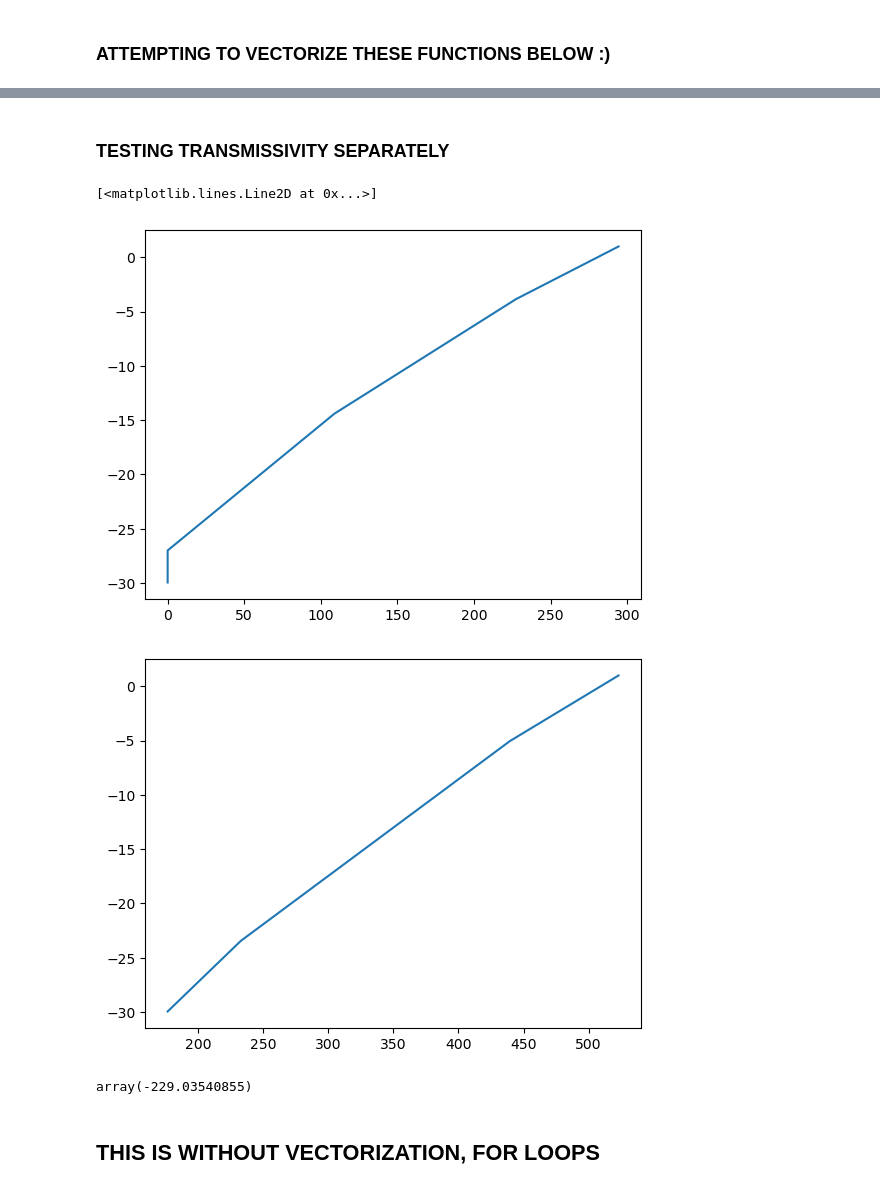
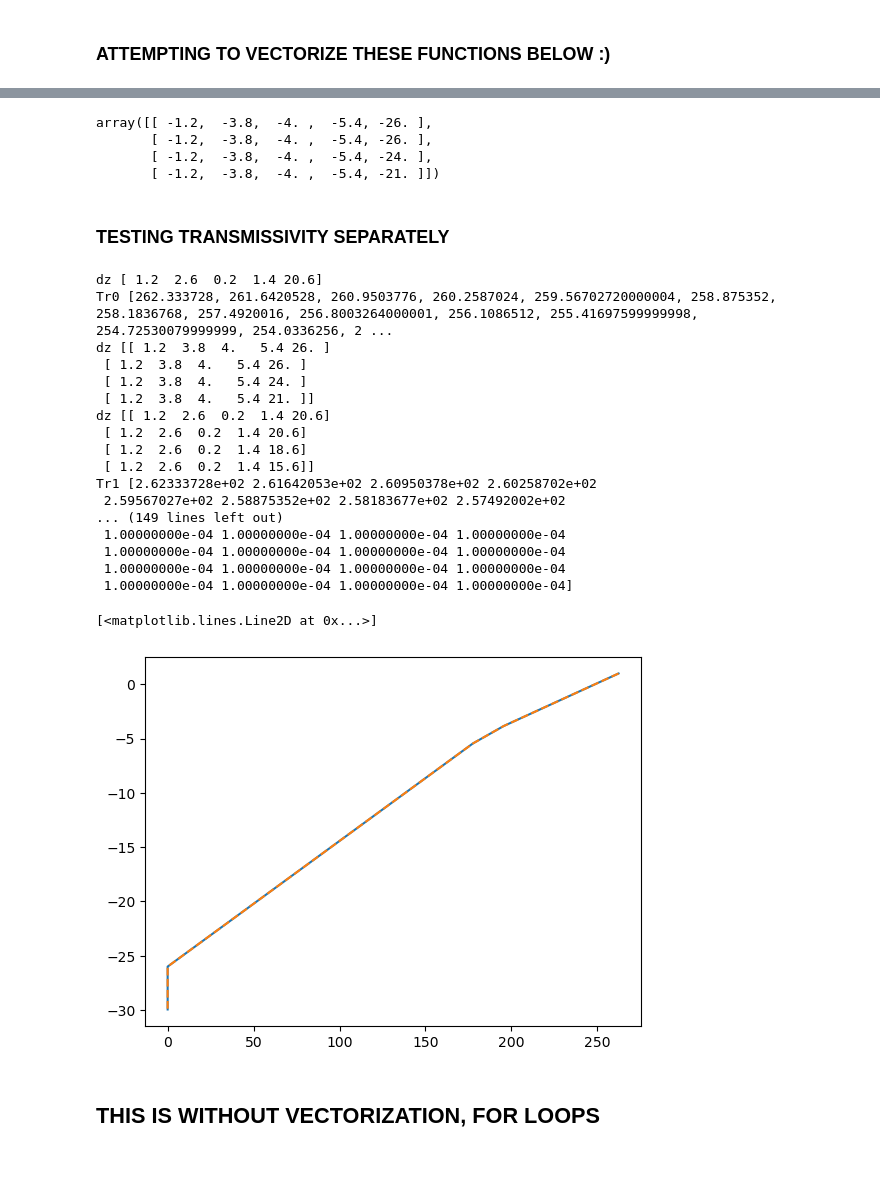
Before and after one commit to jpnousu/SpaFHy_v2.0, a Jupyter notebook: testing_pFs.ipynb, the cells around one changed output, grey strips where cells are left out. Saved outputs shown, nothing was run; the diff lists cells and outputs as text; code cells hidden in the pictures; blank space fills up the shorter version.

```diff
--- a/testing_pFs.ipynb
+++ b/testing_pFs.ipynb
@@ -65,8 +59,8 @@ for key, value in deepp.items():
     max_nlyrs = max(max_nlyrs, nlyrs)
 
 # 2D array size!
-shape = (2, 2)
-deep_id = np.random.randint(1, 4, size=shape)
+shape = (100, 100)
+deep_id = np.random.randint(1, 2, size=shape)
 deep_z = np.random.randint(-30, -20, size=shape)
 gridshape = np.ones(shape=deep_id.shape)
 
@@ -586,34 +750,57 @@ ix[0] [   0    1    2 ... 9997 9998 9999]
+# %%
+deep_zs
+# %% [output]
+array([[ -1.2,  -3.8,  -4. ,  -5.4, -26. ],
+       [ -1.2,  -3.8,  -4. ,  -5.4, -26. ],
+       [ -1.2,  -3.8,  -4. ,  -5.4, -24. ],
+       [ -1.2,  -3.8,  -4. ,  -5.4, -21. ]])
 # %% [markdown]
 ### TESTING TRANSMISSIVITY SEPARATELY
 # %%
 gwl = np.arange(1, -30, -0.05)
+#gwl = np.array([-30])
 z = deep_zs[0]
 dz = abs(z)
 dz[1:] = z[:-1] - z[1:] # profile depths into profile thicknesses
-
+print('dz', dz)
 Tr0 = [transmissivity(dz, deep_ksats[0], g) * 86400. for g in gwl]  # [m2 d-1]
+print('Tr0', Tr0)
 plt.figure(1)
 plt.plot(Tr0, gwl)
 
-gwl = np.arange(1, -30, -0.05).reshape(1, -1)
+#gwl = np.arange(1, -30, -0.05).reshape(1, -1)
 z = deep_zs
 dz = abs(z)
-dz[1:] = z[:-1] - z[1:] # profile depths into profile thicknesses
+print('dz', dz)
+dz = np.hstack((dz[:, :1], np.diff(dz, axis=1)))
+print('dz', dz)
 
-Tr1 = transmissivity_vectorized(dz, deep_ksats, gwl) * 86400
-plt.figure(2)
-plt.plot(Tr1[0], gwl[0])
+Tr1 = np.stack([transmissivity_vectorized(dz, deep_ksats, g) * 86400. for g in gwl]).T
+print('Tr1', Tr1[0])
+plt.plot(Tr1[0], gwl, linestyle='--')
 # %% [output]
-[<matplotlib.lines.Line2D at 0x...>]
+dz [ 1.2  2.6  0.2  1.4 20.6]
+Tr0 [262.333728, 261.6420528, 260.9503776, 260.2587024, 259.56702720000004, 258.875352, 258.1836768, 257.4920016, 256.8003264000001, 256.1086512, 255.41697599999998, 254.72530079999999, 254.0336256, 2 ...
+dz [[ 1.2  3.8  4.   5.4 26. ]
+ [ 1.2  3.8  4.   5.4 26. ]
+ [ 1.2  3.8  4.   5.4 24. ]
+ [ 1.2  3.8  4.   5.4 21. ]]
+dz [[ 1.2  2.6  0.2  1.4 20.6]
+ [ 1.2  2.6  0.2  1.4 20.6]
+ [ 1.2  2.6  0.2  1.4 18.6]
+ [ 1.2  2.6  0.2  1.4 15.6]]
+Tr1 [2.62333728e+02 2.61642053e+02 2.60950378e+02 2.60258702e+02
+ 2.59567027e+02 2.58875352e+02 2.58183677e+02 2.57492002e+02
+... (149 lines left out)
+ 1.00000000e-04 1.00000000e-04 1.00000000e-04 1.00000000e-04
+ 1.00000000e-04 1.00000000e-04 1.00000000e-04 1.00000000e-04
+ 1.00000000e-04 1.00000000e-04 1.00000000e-04 1.00000000e-04
+ 1.00000000e-04 1.00000000e-04 1.00000000e-04 1.00000000e-04]
+[<matplotlib.lines.Line2D at 0x...>]
-[figure, old version]
+[figure, new version]
-[figure, removed]
 # %%
 ifs = gwl_Wsto(deep_zs, deep_pFs, deep_ksats)
 wtso_to_gwl = ifs['to_gwl']
-# %%
-wtso_to_gwl[0](0.001)
-# %% [output]
-array(-229.03540855)
 # %% [markdown]
 ## THIS IS WITHOUT VECTORIZATION, FOR LOOPS
 # %%
```
Also changed, not shown: parts of 23 cells of this notebook, 1 other file.
